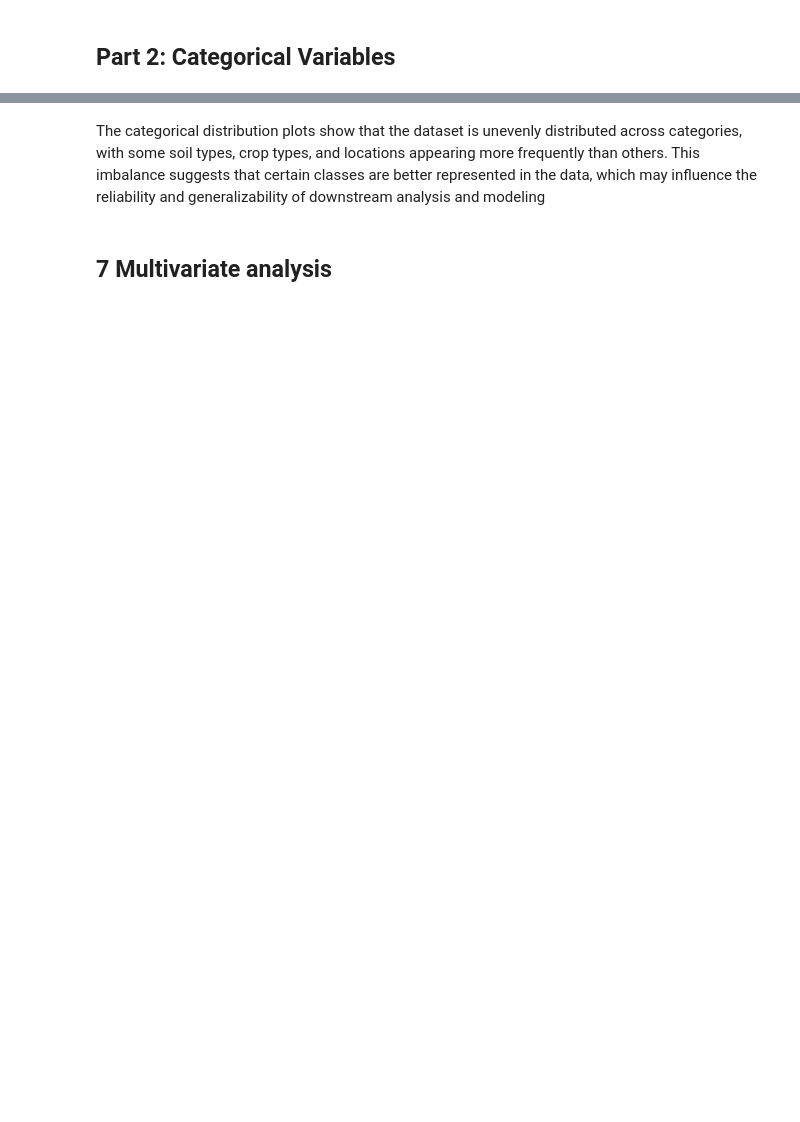
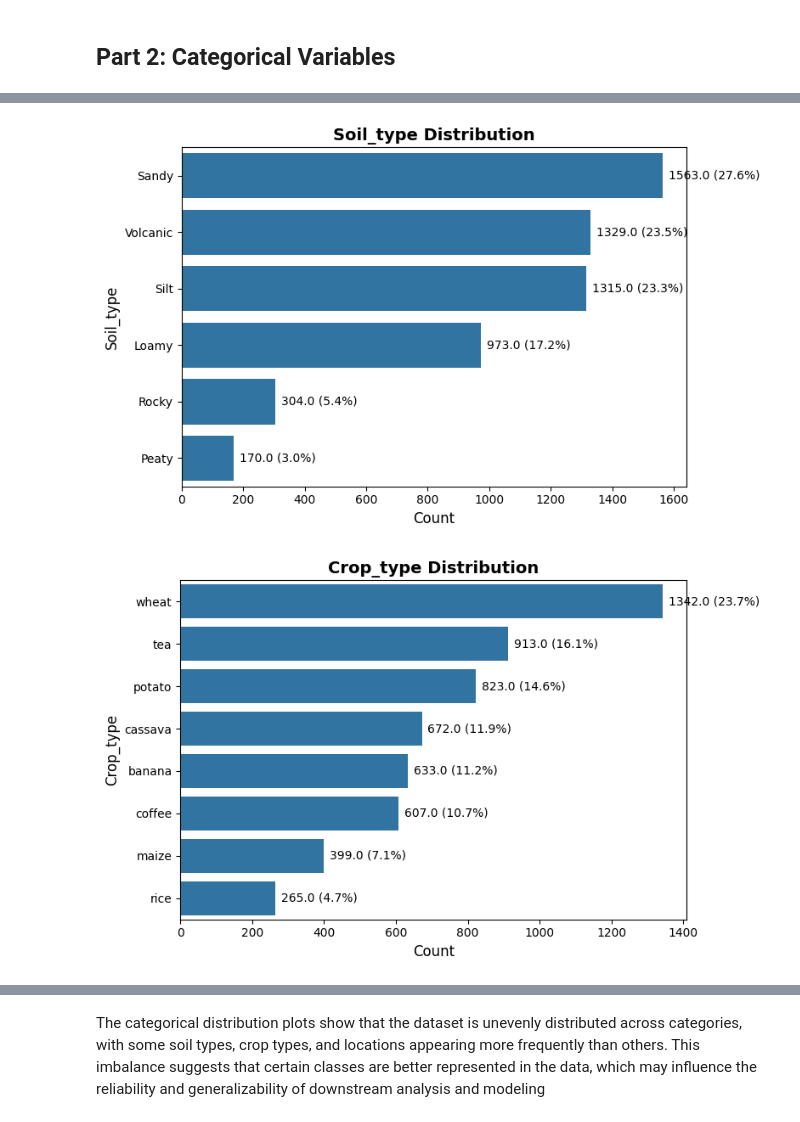
Before and after one commit to Vincent-kiptoo/maji-ndogo-data-pipeline, a Jupyter notebook: notebooks/01_data_overview_and_eda.ipynb, the cells around one changed output, grey strips where cells are left out. Drawn from its saved outputs; the diff is of its cells as text; code cells hidden in the pictures; blank space fills up the shorter version.

```diff
--- a/notebooks/01_data_overview_and_eda.ipynb
+++ b/notebooks/01_data_overview_and_eda.ipynb
@@ -247,32 +382,31 @@ get_categorical_columns(df)
 # %%
 def plot_categorical_distribution(df, column, title=None) -> None:
     """
     A Plot for the distribution of a categorical variables with counts and percentages.
-    Args:
-        df (DataFrame): The DataFrame containing the column
-        column (str): The name of the categorical column to plot
-        title (str, optional): Custom title for the plot
     """
     if title is None:
         title = f"{column} Distribution"
 
     plt.figure(figsize=(8, 5))
     ax = sns.countplot(
         data=df,
         y=column,
         order=df[column].value_counts().index)
 
     ax.bar_label(
         ax.containers[0],
         labels=[f'{val} ({val/len(df)*100:.1f}%)' for val in ax.containers[0].datavalues],
         padding=5)
 
     plt.title(title, fontsize=14, fontweight='bold')
     plt.xlabel("Count", fontsize=12)
     plt.ylabel(column, fontsize=12)
     plt.tight_layout()
     plt.show()
 
 plot_categorical_distribution(df, "Soil_type")
 plot_categorical_distribution(df, "Crop_type")
 plot_categorical_distribution(df, "Location")
+# %% [output]
+[figure, added]
+[figure, added]
@@ -279,4 +414,2 @@ plot_categorical_distribution(df, "Location")
 # %% [markdown]
 The categorical distribution plots show that the dataset is unevenly distributed across categories, with some soil types, crop types, and locations appearing more frequently than others. This imbalance suggests that certain classes are better represented in the data, which may influence the reliability and generalizability of downstream analysis and modeling
-# %% [markdown]
-## 7 Multivariate analysis
```
Also changed, not shown: parts of 15 cells of this notebook, 2 other files.
